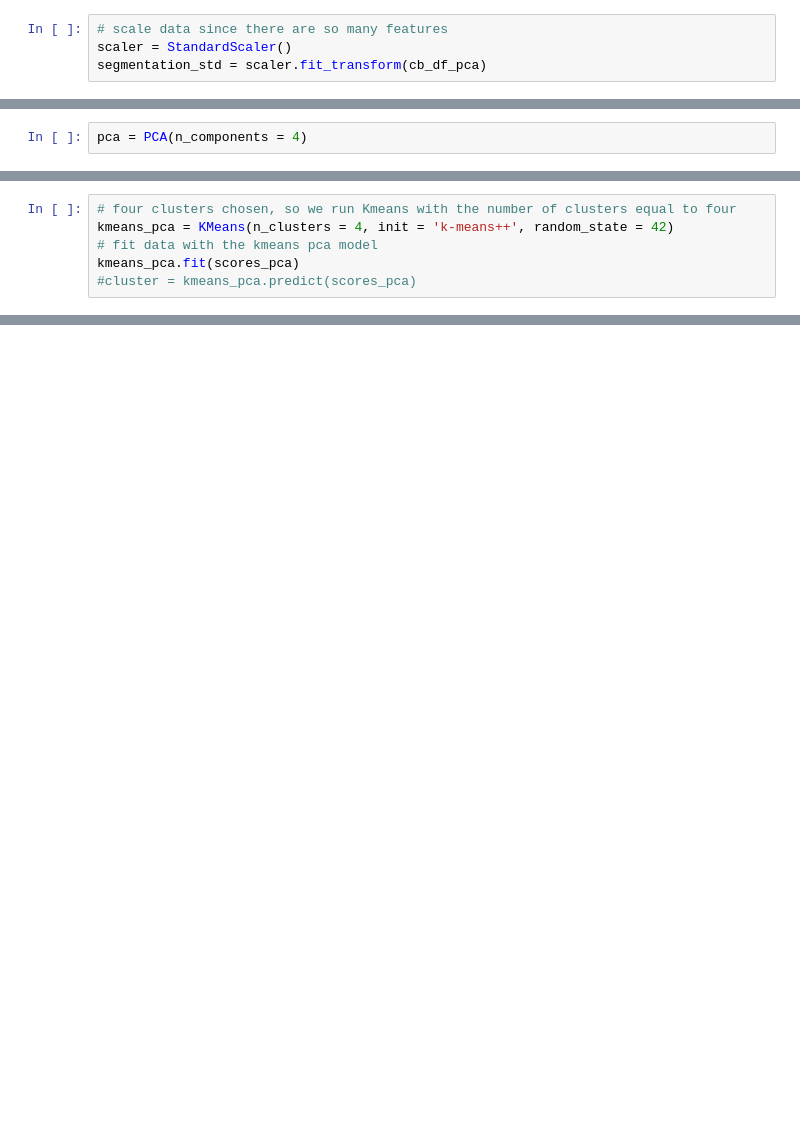
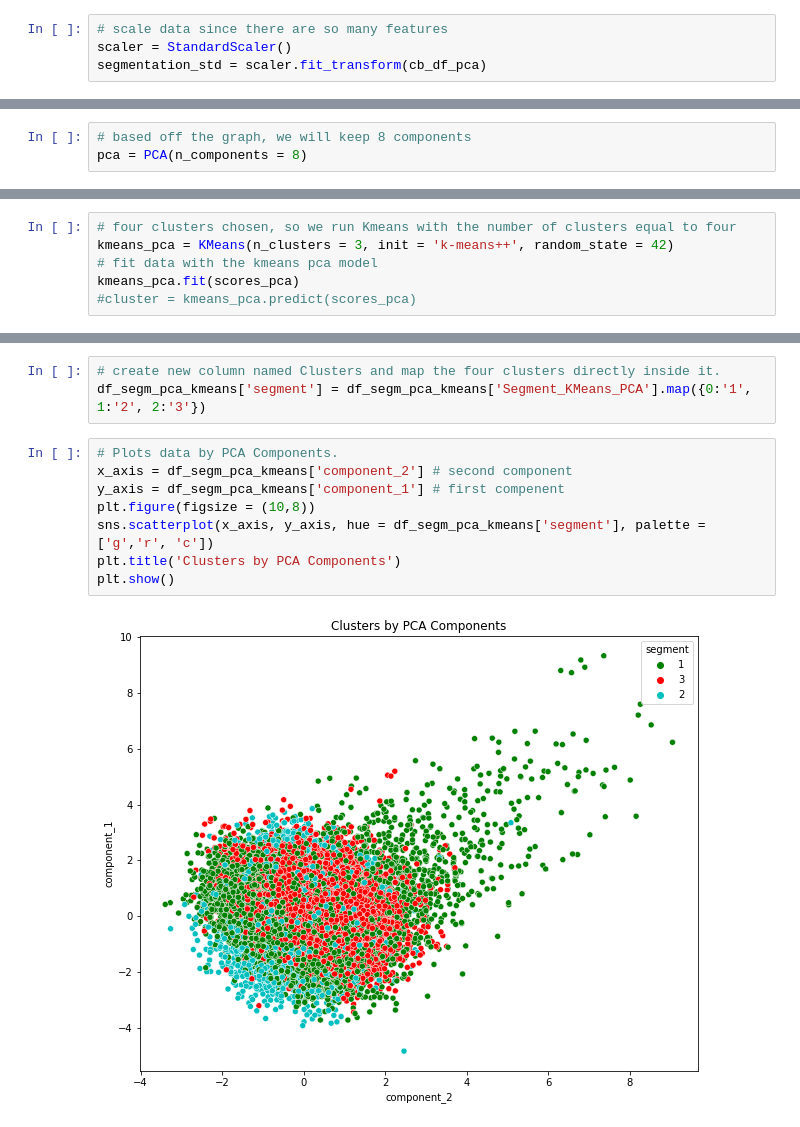
Before and after one commit to Jules-Ray-Kayla-Bert-Capstone-FiFA/fifa, a Jupyter notebook: Ray/ray_sb.ipynb, the cells around one changed output, grey strips where cells are left out. Saved outputs shown, nothing was run; the diff lists cells and outputs as text; blank space fills up the shorter version.

```diff
--- a/Ray/ray_sb.ipynb
+++ b/Ray/ray_sb.ipynb
@@ -719,2 +774,3 @@ plt.xticks()
 # %%
-pca = PCA(n_components = 4)
+# based off the graph, we will keep 8 components
+pca = PCA(n_components = 8)
@@ -758,6 +776,0 @@ plt.show()
-# %%
-# four clusters chosen, so we run Kmeans with the number of clusters equal to four
-kmeans_pca = KMeans(n_clusters = 4, init = 'k-means++', random_state = 42)
-# fit data with the kmeans pca model
-kmeans_pca.fit(scores_pca)
-#cluster = kmeans_pca.predict(scores_pca)
@@ -793,0 +815,6 @@ plt.show()
+# %%
+# four clusters chosen, so we run Kmeans with the number of clusters equal to four
+kmeans_pca = KMeans(n_clusters = 3, init = 'k-means++', random_state = 42)
+# fit data with the kmeans pca model
+kmeans_pca.fit(scores_pca)
+#cluster = kmeans_pca.predict(scores_pca)
@@ -793,0 +838,13 @@ plt.show()
+# %%
+# create new column named Clusters and map the four clusters directly inside it.
+df_segm_pca_kmeans['segment'] = df_segm_pca_kmeans['Segment_KMeans_PCA'].map({0:'1', 1:'2', 2:'3'})
+# %%
+# Plots data by PCA Components.
+x_axis = df_segm_pca_kmeans['component_2'] # second component
+y_axis = df_segm_pca_kmeans['component_1'] # first compenent
+plt.figure(figsize = (10,8))
+sns.scatterplot(x_axis, y_axis, hue = df_segm_pca_kmeans['segment'], palette = ['g','r', 'c'])
+plt.title('Clusters by PCA Components')
+plt.show()
+# %% [output]
+[figure, added]
```
Also changed, not shown: parts of 32 cells of this notebook.
